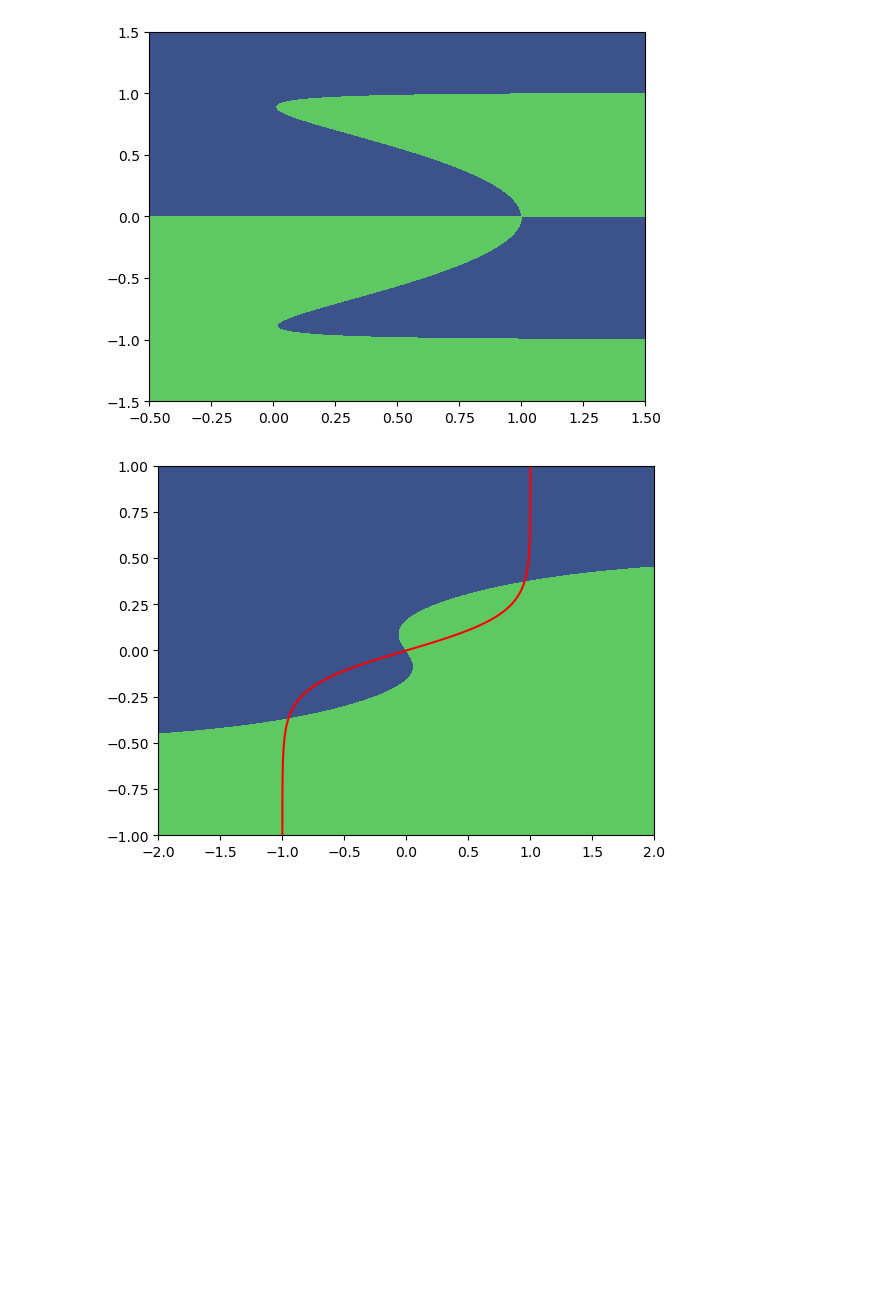
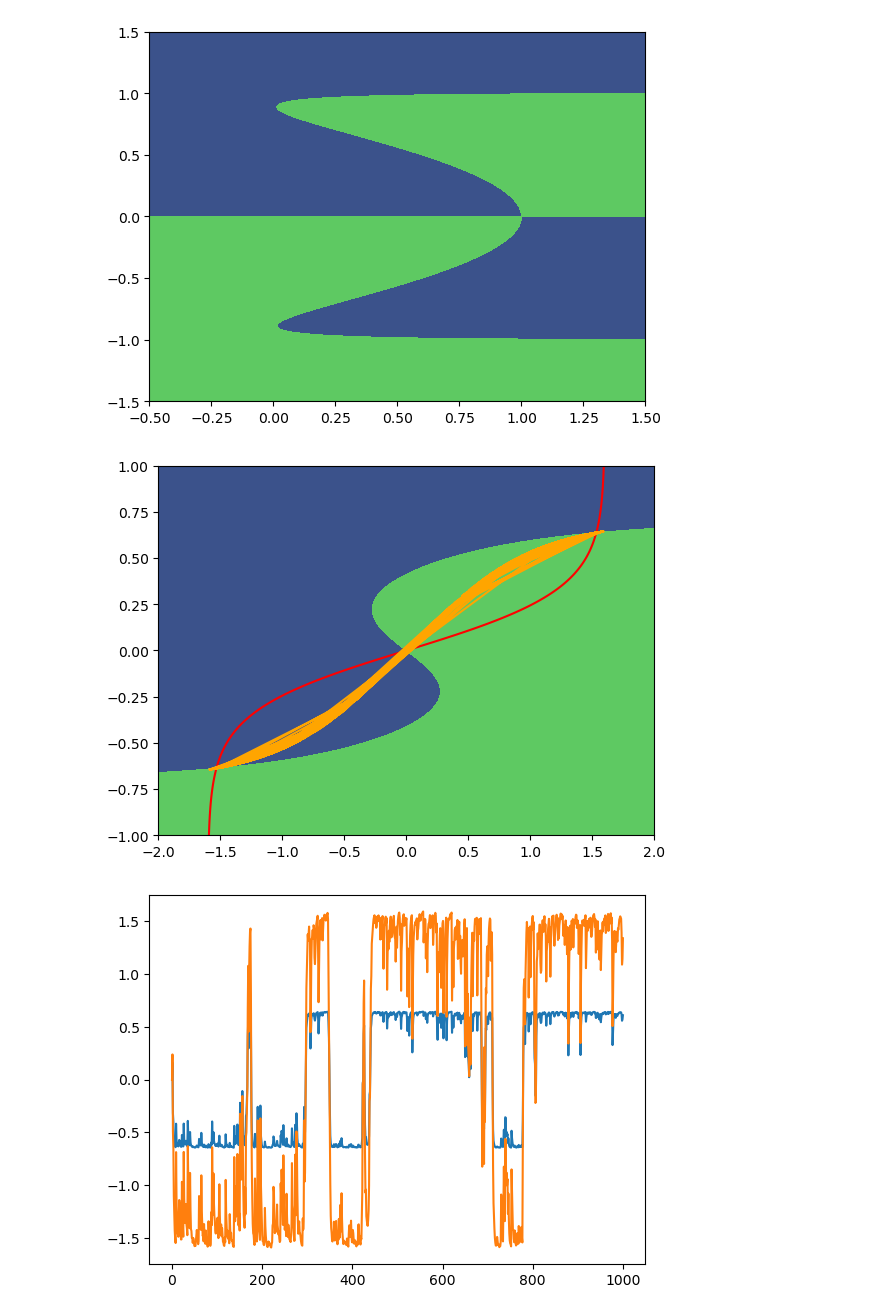
Before and after one commit to gerome-andry/RNN-dynamics, a Jupyter notebook: Analysis.ipynb, the cells around one changed output. Drawn from its saved outputs; the diff is of its cells as text; code cells hidden in the pictures; blank space fills up the shorter version.

Commit message:
Add trajectory plot

```diff
--- a/Analysis.ipynb
+++ b/Analysis.ipynb
@@ -40,24 +42,38 @@ TRC.phaseplane(x_g, y_g, pars, input=0, bifurcation=True)
 # %%
 # LSTM
 
 x = torch.linspace(-2, 2, 1000)
 y = torch.linspace(-1, 1, 1000)
 
 xy_grid = torch.meshgrid(x, y, indexing="ij")
 
 x_g = xy_grid[0].T
 y_g = xy_grid[1].T.flip(0, 1)
 
 LSTM = LSTMCell()
 A = 0.5
-B = 0.5
-C = 5
-D = 0.5
+B = 0.8
+C = 3
+D = 0.7
 pars = A, B, C, D
 
-LSTM.phaseplane(x_g, y_g, pars, input=0)
+ax = LSTM.phaseplane(x_g, y_g, pars, input=0)
+
+xt = torch.randn(1000)
+h0 = torch.tensor(0)
+s0 = torch.tensor(0)
+
+ht, st = LSTM.trajectory(h0, s0, pars, xt)
+ax.plot(st, ht, 'orange')
+plt.show()
+
+# plt.plot(xt)
+plt.plot(ht)
+plt.plot(st)
+plt.show()
 # %% [output]
-[figure, old version]
+[figure, new version]
+[figure, added]
 # %%
 # Flex
 
```
Also changed, not shown: parts of 3 cells of this notebook, 1 other file.
